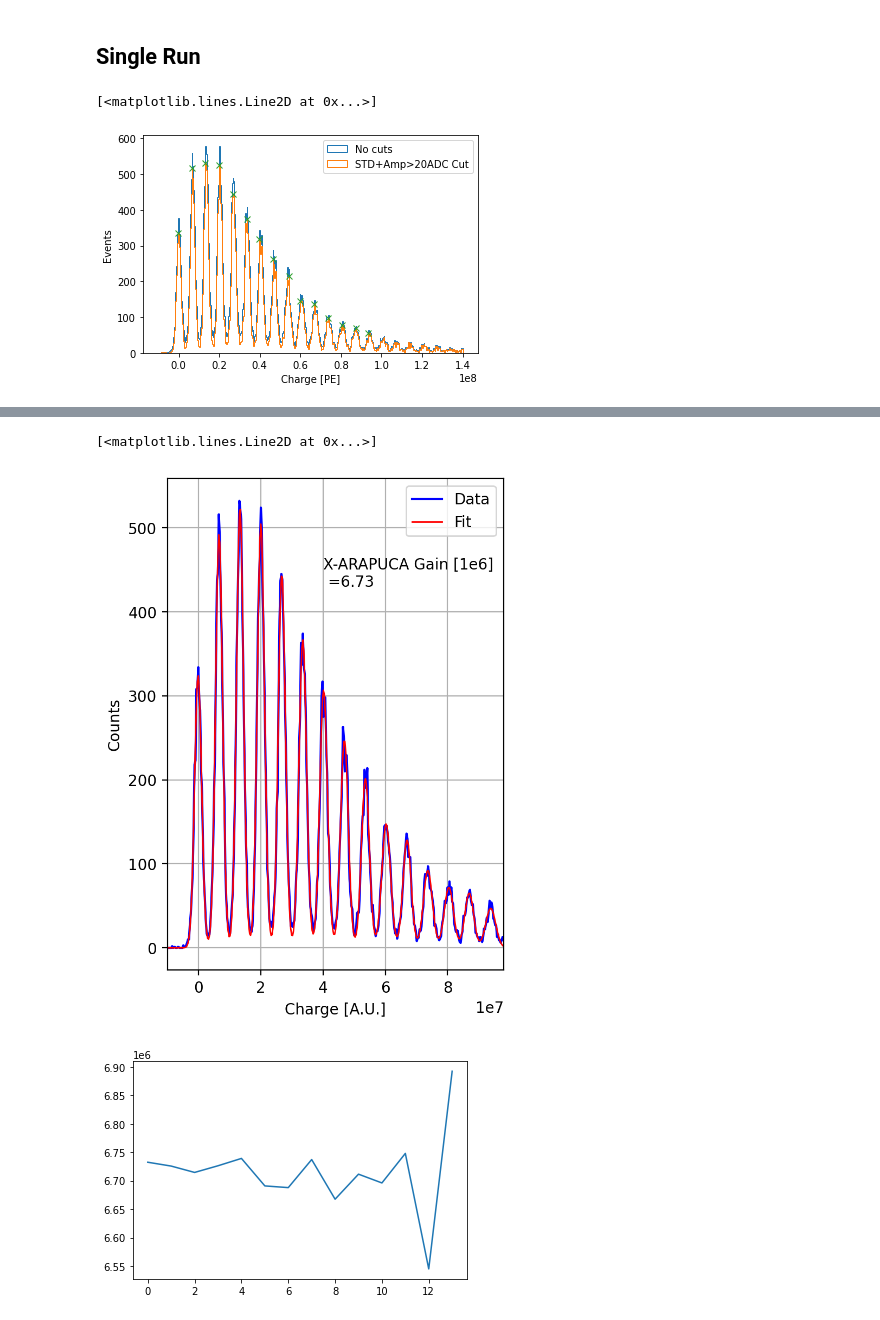
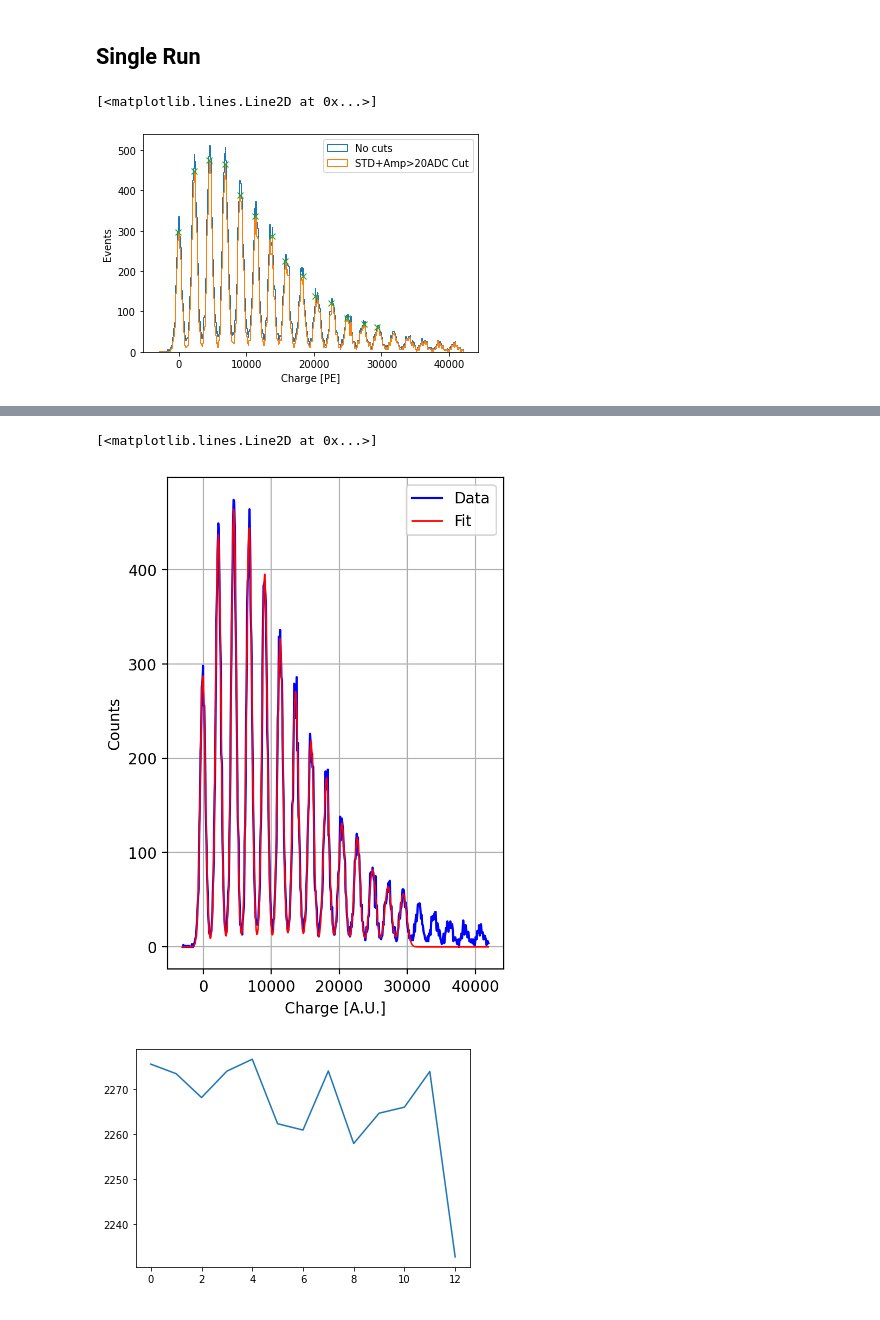
Before and after one commit to rodralva/JOYTHON_TOOLS, a Jupyter notebook: notebooks/Calibration.ipynb, the cells around one changed output, grey strips where cells are left out. Drawn from its saved outputs; the diff is of its cells as text; code cells hidden in the pictures.

```diff
--- a/notebooks/Calibration.ipynb
+++ b/notebooks/Calibration.ipynb
@@ -29,38 +18,27 @@ ADCxTicks2PE=ADCxTicks2e/GAIN
 WEEK="DAPHNE_VIS";
 path="/scr/neutrinos/rodrigoa/"+WEEK+"/joython/"
 Runs=open_runs_table("../macros/"+WEEK+".xlsx")
-Runs=Runs[Runs["Type"]=="Alfa"]
+Runs=Runs[Runs["Type"]=="Visible"]
 
 for ch in [5]:
     r=0;
     # for run in Runs["Run"].array:
     for run in [4]:
-        Run_props=open_run_properties(run,"../macros/APSAIA_VIS.xlsx")
         run_path=path+"run"+str(run).zfill(2)+"/";
         compress=False
         Pedestal_vars=open_run_var(run_path,"Pedestal_vars",[ch],compressed=compress)
         Charge_vars  =open_run_var(run_path ,"Charge_vars" ,[ch],compressed=compress)
         Peak_vars    =open_run_var(run_path ,"Peak_vars"   ,[ch],compressed=compress)
-
+        Peak_vars    =open_run_var(run_path ,"Peak_vars"   ,[ch],compressed=compress)
+    for run in [Runs.iloc[2]["Run"]]:
+        run_path=path+"run"+str(run).zfill(2)+"/";
+        Average_waveform  =open_run_var(run_path ,"Avg_wvf"   ,[ch],compressed=compress)
 
 Ped_CUT=Pedestal_vars[ch]["STD"]<20
 
-plt.hist(Charge_vars[ch]["ChargeRangeAverageWvf"]                        *ADCxTicks2e [4],500,np.array([-0.1,1.4])*1e8,histtype="step");
-plt.hist(Charge_vars[ch]["ChargeRangeAverageWvf"][Ped_CUT]               *ADCxTicks2e [4],500,np.array([-0.1,1.4])*1e8,histtype="step");
-
-counts,bins=np.histogram(Charge_vars[ch]["ChargeRangeAverageWvf"][Ped_CUT]               *ADCxTicks2e [4],500,np.array([-0.1,1.4])*1e8);
-
-# std=np.std(Charge_vars[0]["PeakFinderInRange"][Ped_CUT*Peak_vars[ch]["Peak"]>40]*ADCxTicks2PE[4])
-
-# popt, pcov = curve_fit(gauss, bins[1:], counts,p0=[max(counts),bins[np.argmax(counts)],std])
-
-
-# print(sum(gauss(np.arange(0,1e8),popt[0], popt[1], popt[2])) )
-
-# ym = gauss(bins[1:], popt[0], popt[1], popt[2])
-# plt.plot  (bins[1:], ym, c='r', label='Best fit')
-
-# plt.semilogy()
+plt.hist(Charge_vars[ch]["ChargeRangeAverageWvf"]                        ,500,np.array([-0.1,1.4])*3e4,histtype="step");
+plt.hist(Charge_vars[ch]["ChargeRangeAverageWvf"][Ped_CUT]               ,500,np.array([-0.1,1.4])*3e4,histtype="step");
+counts,bins= np.histogram(Charge_vars[ch]["ChargeRangeAverageWvf"][Ped_CUT],500,np.array([-0.1,1.4])*3e4);
 
 plt.legend(["No cuts","STD+Amp>20ADC Cut","STD+Amp>40ADC Cut","Best Fit"],loc="upper right")
 plt.xlabel("Charge [PE]")
@@ -71,7 +49,7 @@ peaks=find_peaks(counts,height=50,width=5)
 plt.plot(bins[peaks[0]],peaks[1]["peak_heights"],"x")
 # %% [output]
 [<matplotlib.lines.Line2D at 0x...>]
-[figure, old version]
+[figure, new version]
 # %%
 %matplotlib inline
 
@@ -107,17 +85,17 @@ def fit_gaussians(x, y, *p0):
 params=np.zeros(len(peaks[0])*3)
 params[0::3]=peaks[1]["peak_heights"]
 params[1::3]=bins[peaks[0]]
-params[2::3]=1e6
+params[2::3]=1e2
 vars,fig,qs=fit_gaussians(bins[:-1],counts,params)
-print(vars*1e-6)
-fig.set_xlim([-1e7,0.98e8])
+# print(vars*1e-6)
+# fig.set_xlim([-1e4,0.98e4])
 fig.set_xlabel("Charge [A.U.]")
 fig.set_ylabel("Counts")
 fig.legend(["Data","Fit"],loc="upper right")
 
 gains=vars[1::3]-vars[1]
 gains=gains[1:]-gains[0:-1]
-fig.text(0.4e8,430,"X-ARAPUCA Gain [1e6] \n =%0.2f" % (gains[0]*1e-6));
+# fig.text(0.4e8,430,"X-ARAPUCA Gain [1e6] \n =%0.2f" % (gains[0]*1e-6));
 print(qs)
 
 plt.figure()
@@ -148,3 +112,3 @@ plt.plot(gains)
 [<matplotlib.lines.Line2D at 0x...>]
-[figure, old version]
+[figure, new version]
-[figure, old version]
+[figure, new version]
```
Also changed, not shown: parts of 3 cells of this notebook.
